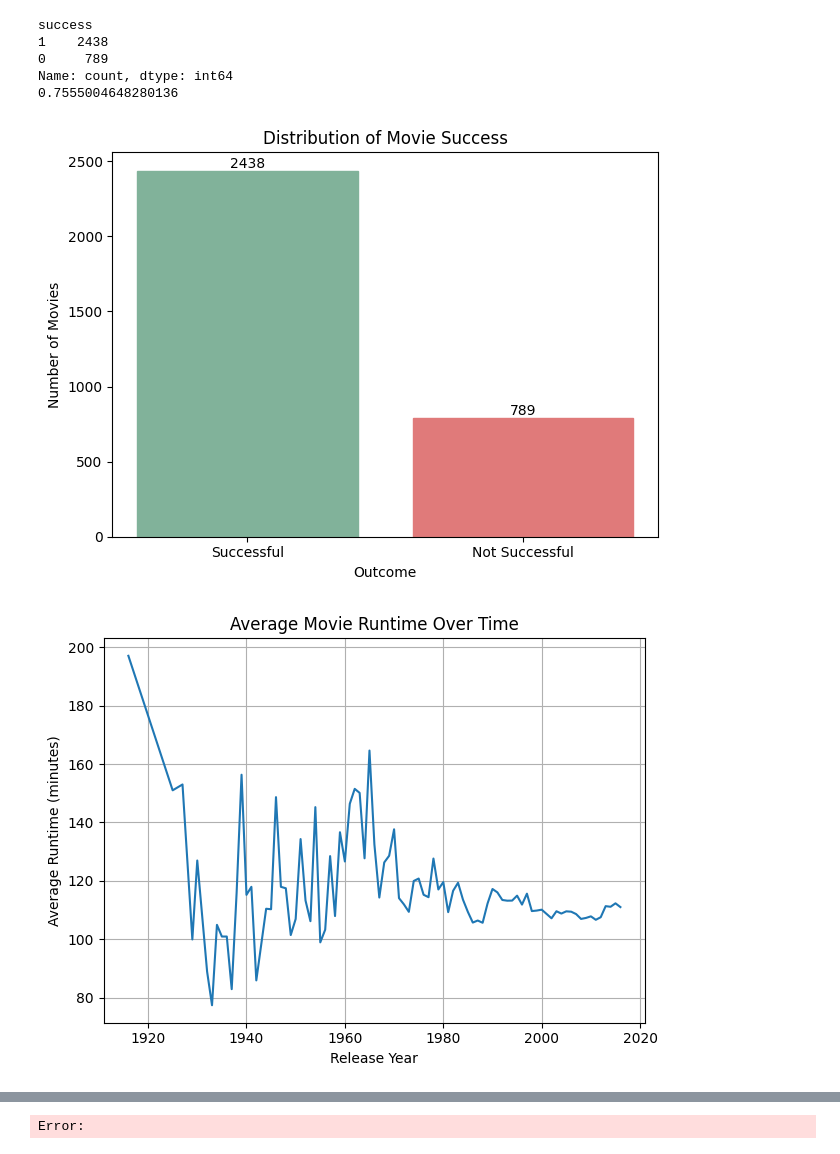
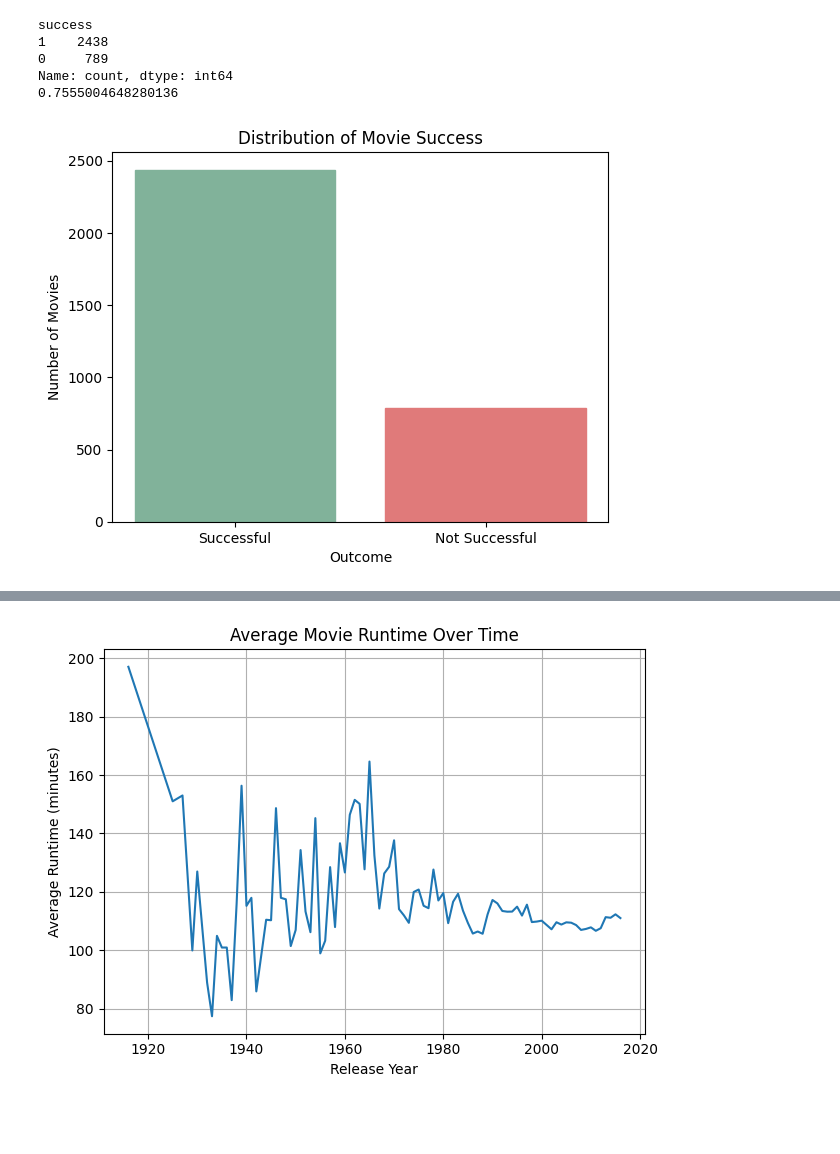
Before and after one commit to DerekGSmith/4300-Final-Project, a Jupyter notebook: project.ipynb, the cells around one changed output, grey strips where cells are left out. Drawn from its saved outputs; the diff is of its cells as text; code cells hidden in the pictures; blank space fills up the shorter version.

```diff
--- a/project.ipynb
+++ b/project.ipynb
@@ -1,15 +11,12 @@
 # %%
-import pandas as pd
+
 
 df = pd.read_csv("movies.csv")
 
-df = df.drop(columns=[
-    'homepage', 'id', 'keywords', 'original_language',
-    'original_title', 'overview', 'production_companies',
-    'production_countries', 'spoken_languages', 'status',
-    'tagline', 'title'
-], errors='ignore')
+df = df[['budget', 'genres', 'popularity', 'revenue', 'runtime', 'vote_average','release_date']]
 
+# Convert release date to actual datetime to be able to get year from it
+# I think if there are errors they go to null? Which will be dropped later
 df['release_date'] = pd.to_datetime(df['release_date'], errors='coerce')
 df['release_year'] = df['release_date'].dt.year
 df = df.drop(columns=['release_date'])
@@ -56,73 +51,28 @@ Name: count, dtype: int64
 # %%
 import matplotlib.pyplot as plt
 
 print(df['success'].value_counts())
 print(df['success'].mean())
 
 # Map 0/1 to labels
 labels = df['success'].map({0: 'Not Successful', 1: 'Successful'})
 counts = labels.value_counts()
 
-# Plot with colors
 plt.figure()
 bars = plt.bar(counts.index, counts.values)
 
-# Set colors manually
 bars[0].set_color('#81b29a')
 bars[1].set_color('#e07a7a')
 
 plt.title("Distribution of Movie Success")
 plt.xlabel("Outcome")
 plt.ylabel("Number of Movies")
 
-for i, v in enumerate(counts.values):
-    plt.text(i, v, str(v), ha='center', va='bottom')
-
-plt.tight_layout()
 plt.show()
-
-avg_runtime = df.groupby('release_year')['runtime'].mean()
-
-plt.figure()
-avg_runtime.plot()
-plt.title("Average Movie Runtime Over Time")
-plt.xlabel("Release Year")
-plt.ylabel("Average Runtime (minutes)")
-plt.grid(True)
-plt.tight_layout()
-plt.show()
-
-success_rate = df.groupby('release_year')['success'].mean()
-
-plt.figure()
-success_rate.plot()
-plt.title("Movie Success Rate Over Time")
-plt.xlabel("Release Year")
-plt.ylabel("Success Rate")
-plt.grid(True)
-plt.tight_layout()
-plt.show()
-
-import ast
-
-# Extract first genre
-df['genre'] = df['genres'].apply(lambda x: ast.literal_eval(x)[0]['name'] if pd.notnull(x) and len(ast.literal_eval(x)) > 0 else None)
-
-genre_success = df.groupby('genre')['success'].mean().sort_values(ascending=False)
-
-plt.figure(figsize=(10,5))
-genre_success.plot(kind='bar')
-plt.title("Success Rate by Genre")
-plt.xlabel("Genre")
-plt.ylabel("Success Rate")
-plt.xticks(rotation=45)
-plt.tight_layout()
-plt.show()
 # %% [output]
 success
 1    2438
 0     789
 Name: count, dtype: int64
 0.7555004648280136
-[figure, old version]
+[figure, new version]
-[figure, removed]
@@ -131 +79,13 @@ Name: count, dtype: int64
-Error:
+# %%
+avg_runtime = df.groupby('release_year')['runtime'].mean()
+
+plt.figure()
+avg_runtime.plot()
+plt.title("Average Movie Runtime Over Time")
+plt.xlabel("Release Year")
+plt.ylabel("Average Runtime (minutes)")
+plt.grid(True)
+plt.tight_layout()
+plt.show()
+# %% [output]
+[figure, added]
```
Also changed, not shown: parts of 10 cells of this notebook.
